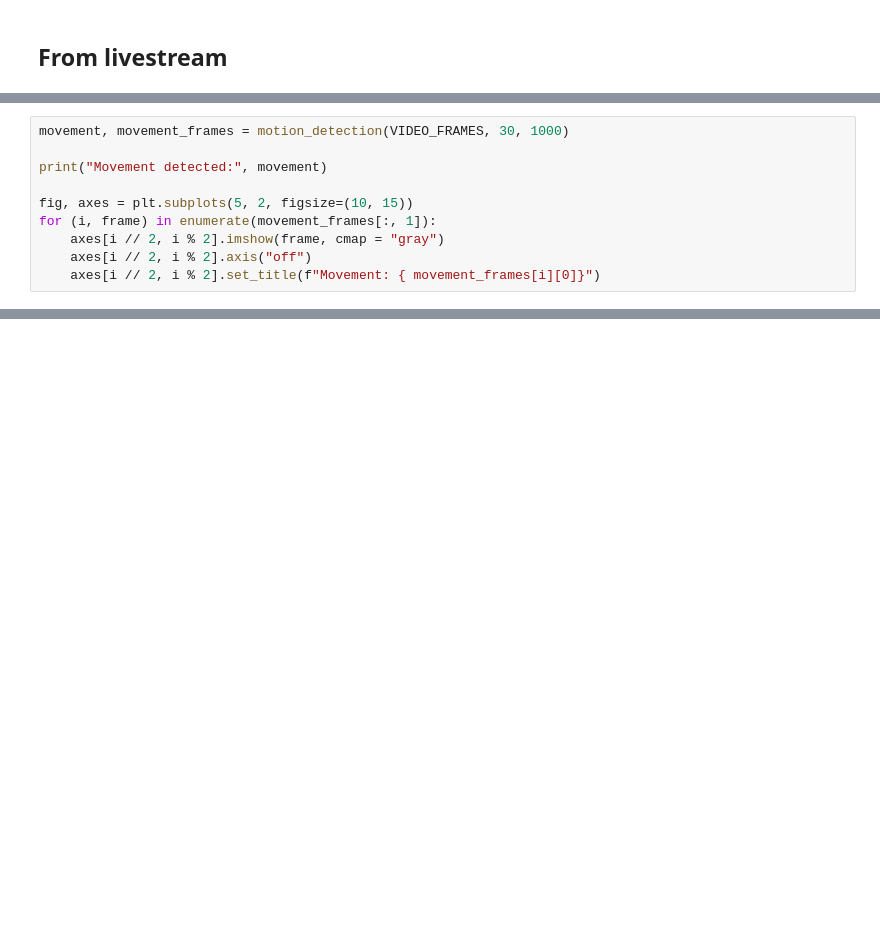
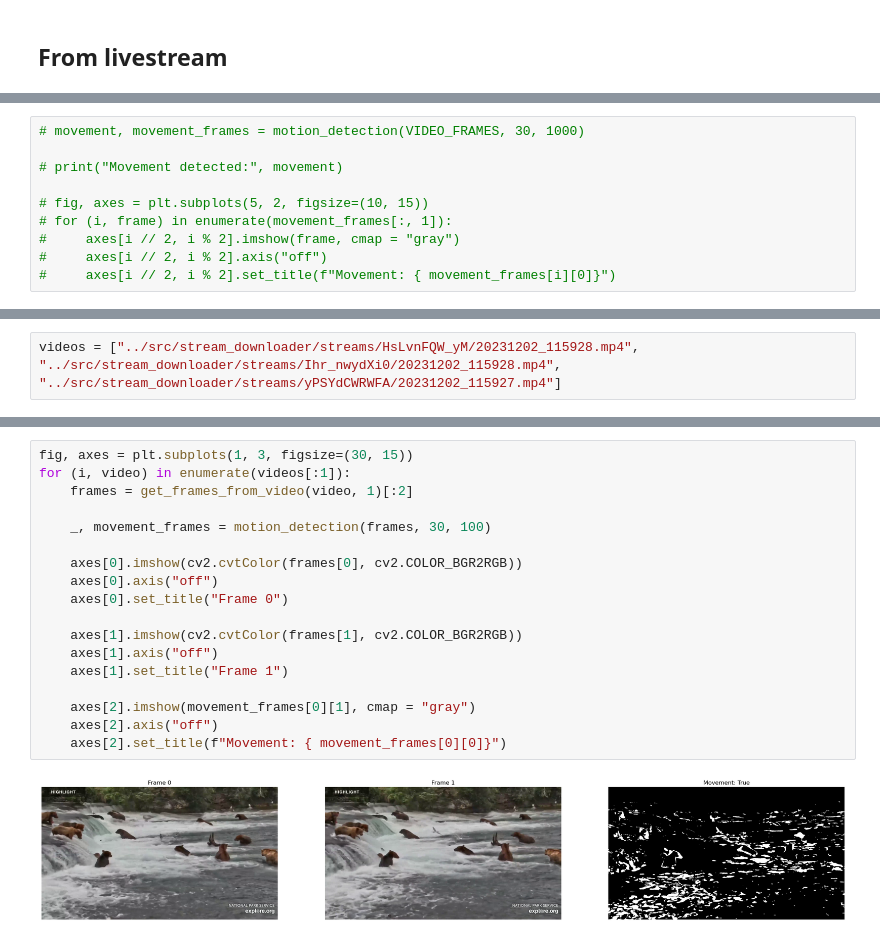
Before and after one commit to Bas-Korver/personal_wildlife_stream, a Jupyter notebook: lightweight_detection/Motion detection.ipynb, the cells around one changed output, grey strips where cells are left out. Saved outputs shown, nothing was run; the diff lists cells and outputs as text; blank space fills up the shorter version.

```diff
--- a/lightweight_detection/Motion detection.ipynb
+++ b/lightweight_detection/Motion detection.ipynb
@@ -110,10 +107,10 @@ Extracted frames: 10
 # %%
-movement, movement_frames = motion_detection(VIDEO_FRAMES, 30, 1000)
+# movement, movement_frames = motion_detection(VIDEO_FRAMES, 30, 1000)
 
-print("Movement detected:", movement)
+# print("Movement detected:", movement)
 
-fig, axes = plt.subplots(5, 2, figsize=(10, 15))
-for (i, frame) in enumerate(movement_frames[:, 1]):
-    axes[i // 2, i % 2].imshow(frame, cmap = "gray")
-    axes[i // 2, i % 2].axis("off")
-    axes[i // 2, i % 2].set_title(f"Movement: { movement_frames[i][0]}")
+# fig, axes = plt.subplots(5, 2, figsize=(10, 15))
+# for (i, frame) in enumerate(movement_frames[:, 1]):
+#     axes[i // 2, i % 2].imshow(frame, cmap = "gray")
+#     axes[i // 2, i % 2].axis("off")
+#     axes[i // 2, i % 2].set_title(f"Movement: { movement_frames[i][0]}")
@@ -122,0 +119,2 @@ Movement detected: True
+# %%
+videos = ["../src/stream_downloader/streams/HsLvnFQW_yM/20231202_115928.mp4", "../src/stream_downloader/streams/Ihr_nwydXi0/20231202_115928.mp4", "../src/stream_downloader/streams/yPSYdCWRWFA/20231202_115927.mp4"]
@@ -122,0 +151,20 @@ Movement detected: True
+# %%
+fig, axes = plt.subplots(1, 3, figsize=(30, 15))
+for (i, video) in enumerate(videos[:1]):
+    frames = get_frames_from_video(video, 1)[:2]
+
+    _, movement_frames = motion_detection(frames, 30, 100)
+
+    axes[0].imshow(cv2.cvtColor(frames[0], cv2.COLOR_BGR2RGB))
+    axes[0].axis("off")
+    axes[0].set_title("Frame 0")
+
+    axes[1].imshow(cv2.cvtColor(frames[1], cv2.COLOR_BGR2RGB))
+    axes[1].axis("off")
+    axes[1].set_title("Frame 1")
+
+    axes[2].imshow(movement_frames[0][1], cmap = "gray")
+    axes[2].axis("off")
+    axes[2].set_title(f"Movement: { movement_frames[0][0]}")
+# %% [output]
+[figure, added]
```
Also changed, not shown: parts of 9 cells of this notebook, 1 other file.
